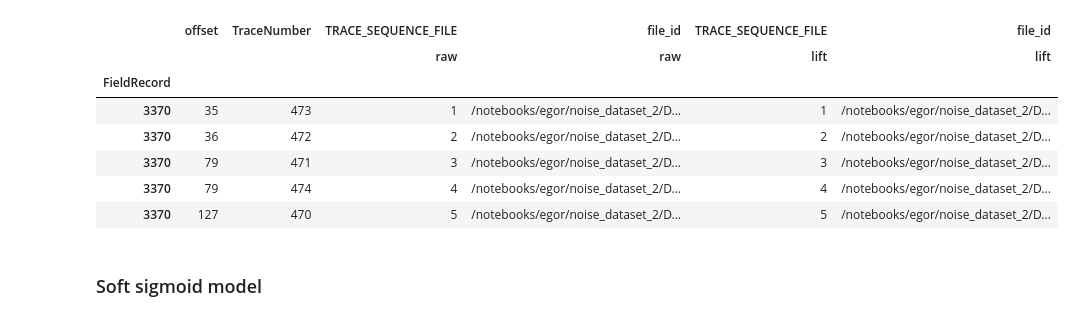
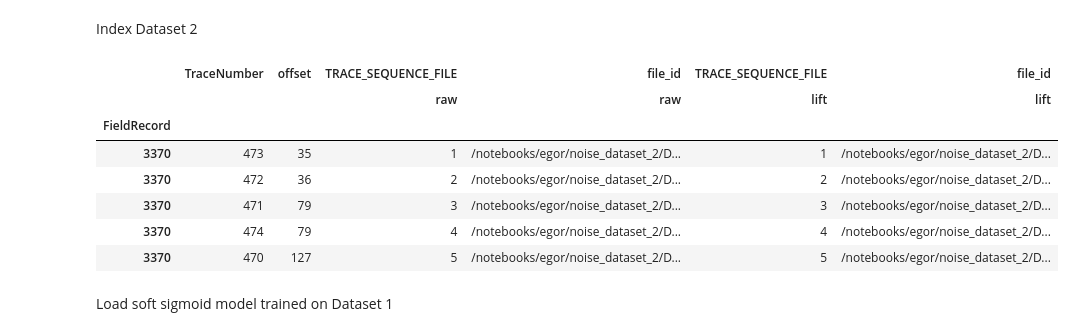
Before and after one commit to learnserd/SeismicPro, a Jupyter notebook: notebooks/attention-metrics-d2.ipynb, the cells around one changed output. Cells and saved outputs as stored; diff of their text form; code cells hidden in the pictures.

```diff
--- a/notebooks/attention-metrics-d2.ipynb
+++ b/notebooks/attention-metrics-d2.ipynb
@@ -24,26 +24,23 @@ env: CUDA_VISIBLE_DEVICES=3
+# %% [markdown]
+Index Dataset 2
 # %%
-path_raw = [
-#             '/notebooks/egor/noise_data/DN02A_LIFT_AMPSCAL.sgy',
-            '/notebooks/egor/noise_dataset_2/D01_for_Lift.sgy'
-]
-path_lift = [
-#              '/notebooks/egor/noise_data/DN02B_SHOTS_LIFT1.sgy',
-             '/notebooks/egor/noise_dataset_2/D02_Lift_SP.sgy'
-]
+path_raw = '/notebooks/egor/noise_dataset_2/D01_for_Lift.sgy'
+path_lift = '/notebooks/egor/noise_dataset_2/D02_Lift_SP.sgy'
+
 index = (FieldIndex(name='raw', extra_headers=['offset'], path=path_raw)
          .merge(FieldIndex(name='lift', path=path_lift)))
 index.head()
 # %% [output]
-|  | offset | TraceNumber | TRACE_SEQUENCE_FILE | file_id | TRACE_SEQUENCE_FILE | file_id |
+|  | TraceNumber | offset | TRACE_SEQUENCE_FILE | file_id | TRACE_SEQUENCE_FILE | file_id |
 |  |  |  | raw | raw | lift | lift |
 | FieldRecord |  |  |  |  |  |  |
-| 3370 | 35 | 473 | 1 | /notebooks/egor/noise_dataset_2/D... | 1 | /notebooks/egor/noise_dataset_2/D... |
-| 3370 | 36 | 472 | 2 | /notebooks/egor/noise_dataset_2/D... | 2 | /notebooks/egor/noise_dataset_2/D... |
-| 3370 | 79 | 471 | 3 | /notebooks/egor/noise_dataset_2/D... | 3 | /notebooks/egor/noise_dataset_2/D... |
-| 3370 | 79 | 474 | 4 | /notebooks/egor/noise_dataset_2/D... | 4 | /notebooks/egor/noise_dataset_2/D... |
-| 3370 | 127 | 470 | 5 | /notebooks/egor/noise_dataset_2/D... | 5 | /notebooks/egor/noise_dataset_2/D... |
+| 3370 | 473 | 35 | 1 | /notebooks/egor/noise_dataset_2/D... | 1 | /notebooks/egor/noise_dataset_2/D... |
+| 3370 | 472 | 36 | 2 | /notebooks/egor/noise_dataset_2/D... | 2 | /notebooks/egor/noise_dataset_2/D... |
+| 3370 | 471 | 79 | 3 | /notebooks/egor/noise_dataset_2/D... | 3 | /notebooks/egor/noise_dataset_2/D... |
+| 3370 | 474 | 79 | 4 | /notebooks/egor/noise_dataset_2/D... | 4 | /notebooks/egor/noise_dataset_2/D... |
+| 3370 | 470 | 127 | 5 | /notebooks/egor/noise_dataset_2/D... | 5 | /notebooks/egor/noise_dataset_2/D... |
-# %% [markdown]
-### Soft sigmoid model
+# %% [markdown]
+Load soft sigmoid model trained on Dataset 1
 # %%
 config = tf.ConfigProto()
 graph = tf.Graph()
```
Also changed, not shown: parts of 55 cells of this notebook, 3 other files.
